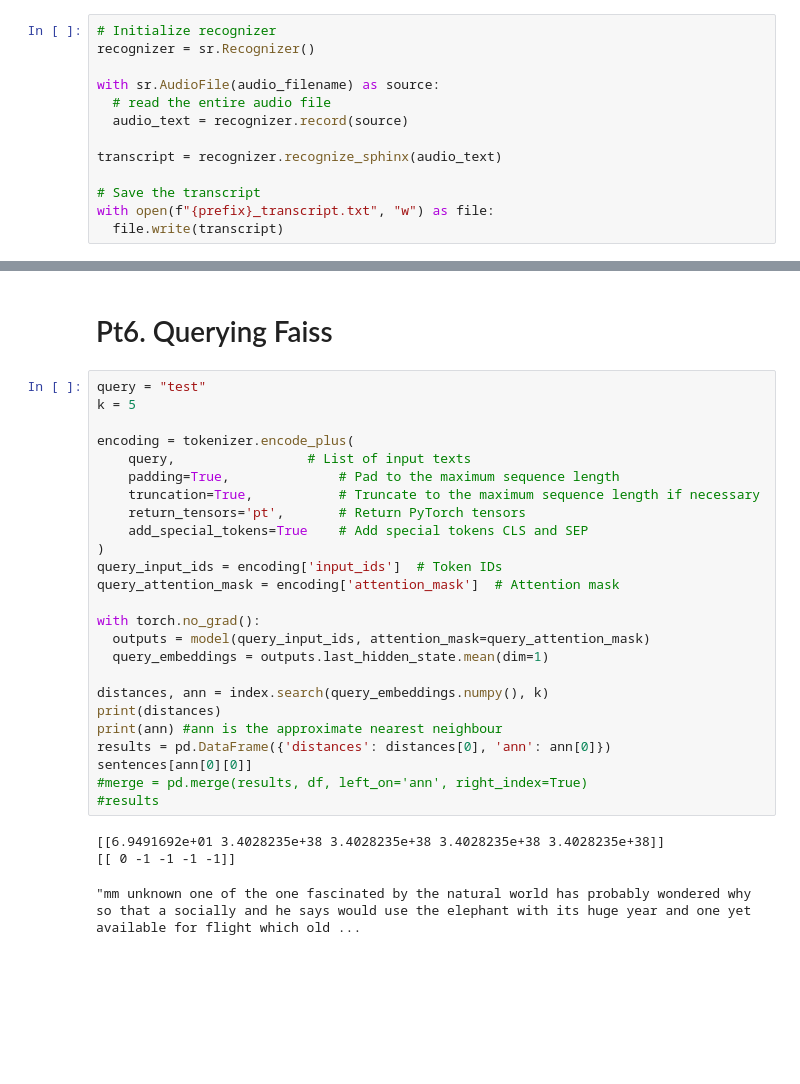
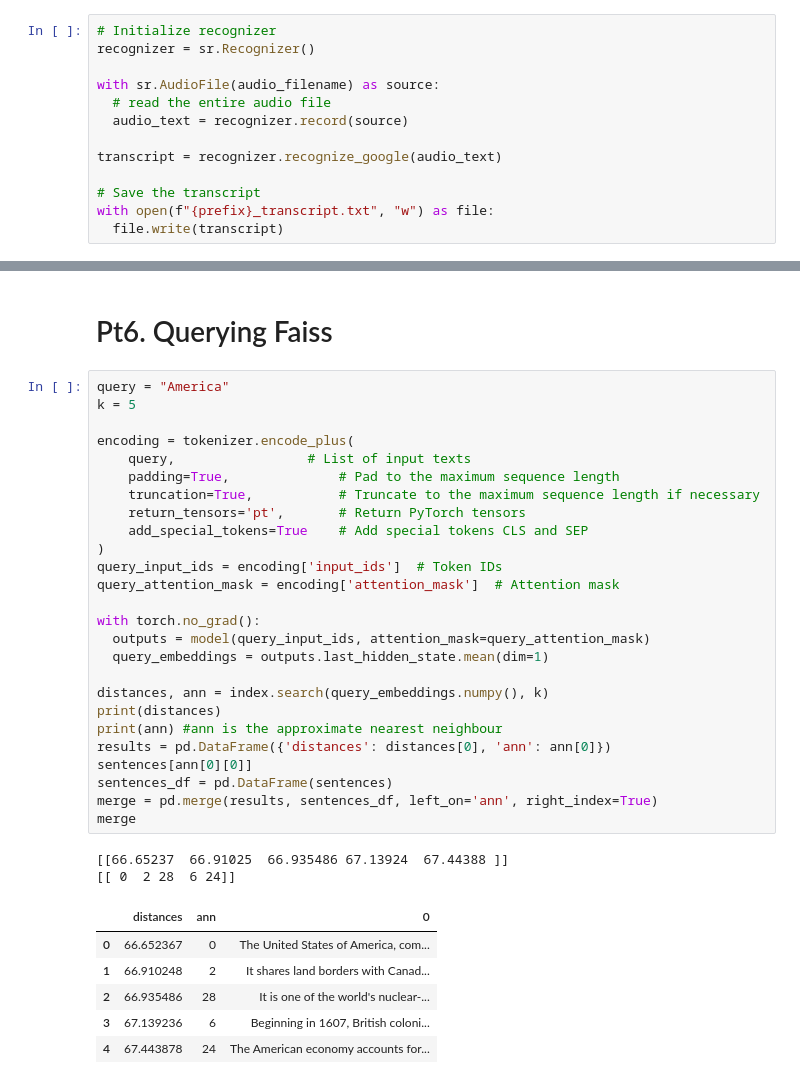
Before and after one commit to xykkong/python-ml-bert-faiss, a Jupyter notebook: main.ipynb, the cells around one changed output, grey strips where cells are left out. Cells and saved outputs as stored; diff of their text form; blank space fills up the shorter version.

```diff
--- a/main.ipynb
+++ b/main.ipynb
@@ -62,7 +62,7 @@ with sr.AudioFile(audio_filename) as source:
   # read the entire audio file
   audio_text = recognizer.record(source)
 
-transcript = recognizer.recognize_sphinx(audio_text)
+transcript = recognizer.recognize_google(audio_text)
 
 # Save the transcript
 with open(f"{prefix}_transcript.txt", "w") as file:
@@ -172,31 +176,37 @@ faiss.write_index(index, 'video1.index')
 # %% [markdown]
 # Pt6. Querying Faiss
 # %%
-query = "test"
+query = "America"
 k = 5
 
 encoding = tokenizer.encode_plus(
     query,                 # List of input texts
     padding=True,              # Pad to the maximum sequence length
     truncation=True,           # Truncate to the maximum sequence length if necessary
     return_tensors='pt',       # Return PyTorch tensors
     add_special_tokens=True    # Add special tokens CLS and SEP
 )
 query_input_ids = encoding['input_ids']  # Token IDs
 query_attention_mask = encoding['attention_mask']  # Attention mask
 
 with torch.no_grad():
   outputs = model(query_input_ids, attention_mask=query_attention_mask)
   query_embeddings = outputs.last_hidden_state.mean(dim=1)
 
 distances, ann = index.search(query_embeddings.numpy(), k)
 print(distances)
 print(ann) #ann is the approximate nearest neighbour
 results = pd.DataFrame({'distances': distances[0], 'ann': ann[0]})
 sentences[ann[0][0]]
-#merge = pd.merge(results, df, left_on='ann', right_index=True)
-#results
+sentences_df = pd.DataFrame(sentences)
+merge = pd.merge(results, sentences_df, left_on='ann', right_index=True)
+merge
 # %% [output]
-[[6.9491692e+01 3.4028235e+38 3.4028235e+38 3.4028235e+38 3.4028235e+38]]
-[[ 0 -1 -1 -1 -1]]
+[[66.65237  66.91025  66.935486 67.13924  67.44388 ]]
+[[ 0  2 28  6 24]]
-"mm unknown one of the one fascinated by the natural world has probably wondered why so that a socially and he says would use the elephant with its huge year and one yet available for flight which old ...
+|  | distances | ann | 0 |
+| 0 | 66.652367 | 0 | The United States of America, com... |
+| 1 | 66.910248 | 2 | It shares land borders with Canad... |
+| 2 | 66.935486 | 28 | It is one of the world's nuclear-... |
+| 3 | 67.139236 | 6 | Beginning in 1607, British coloni... |
+| 4 | 67.443878 | 24 | The American economy accounts for... |
```
Also changed, not shown: parts of 4 cells of this notebook.
